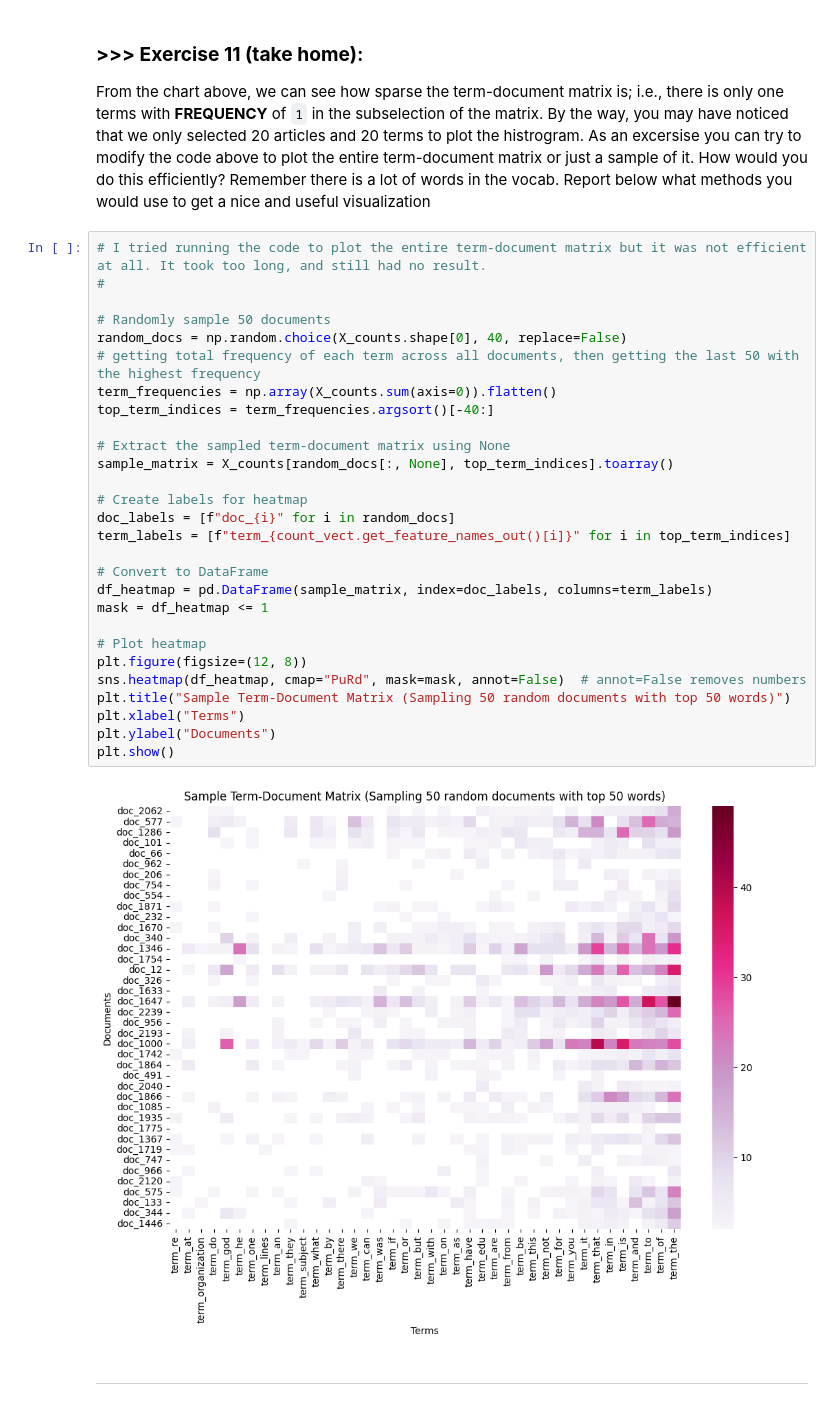
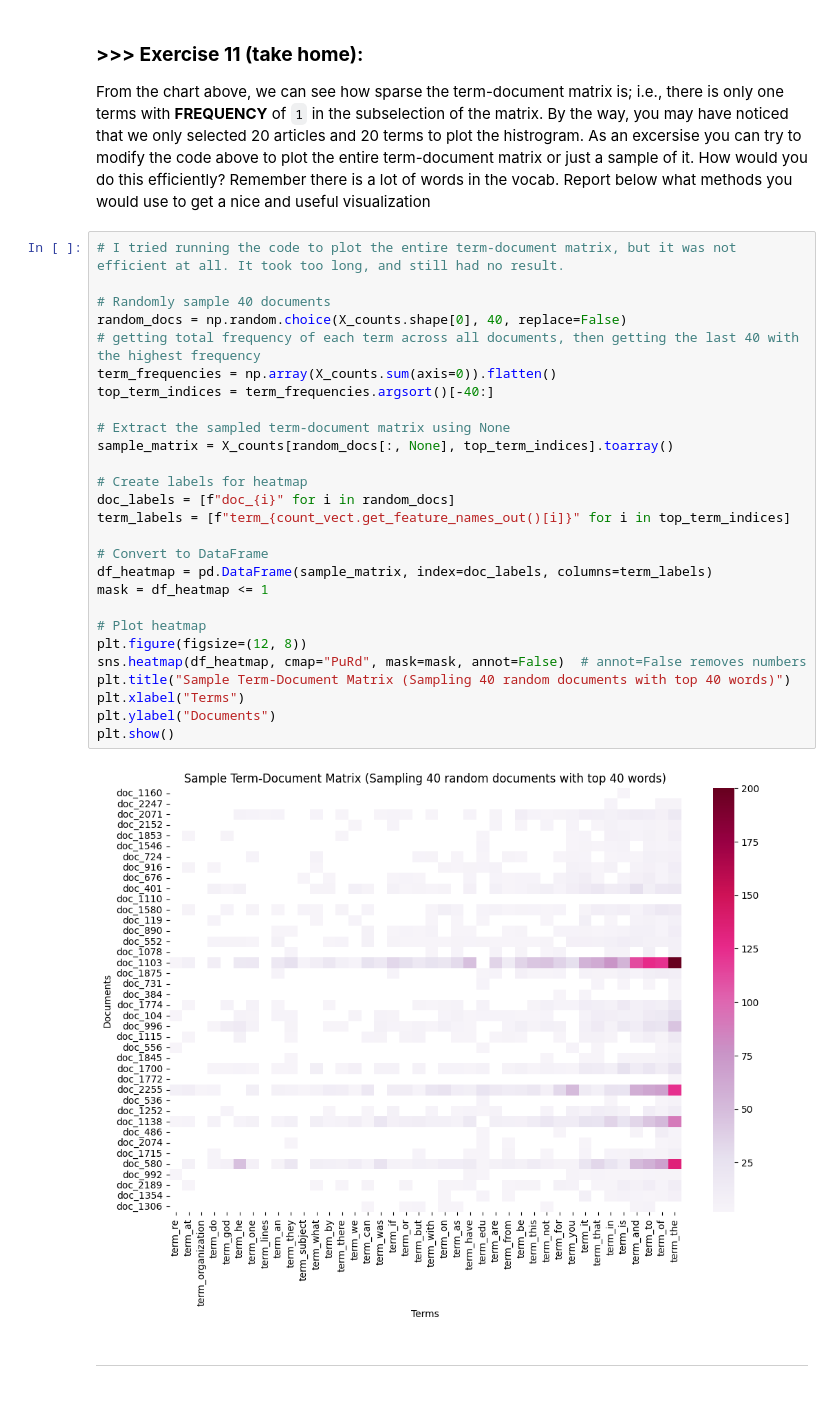
Before and after one commit to MigzAvila/DM2025-Lab1-Exercise, a Jupyter notebook: DM2025-Lab1-Master.ipynb, the cells around one changed output. Cells and saved outputs as stored; diff of their text form.

```diff
--- a/DM2025-Lab1-Master.ipynb
+++ b/DM2025-Lab1-Master.ipynb
@@ -1139,35 +1142,34 @@ Check out more beautiful color palettes here: https://python-graph-gallery.com/1
 ### **>>> Exercise 11 (take home):**
 From the chart above, we can see how sparse the term-document matrix is; i.e., there is only one terms with **FREQUENCY** of `1` in the subselection of the matrix. By the way, you may have noticed that we only selected 20 articles and 20 terms to plot the histrogram. As an excersise you can try to modify the code above to plot the entire term-document matrix or just a sample of it. How would you do this efficiently? Remember there is a lot of words in the vocab. Report below what methods you would use to get a nice and useful visualization
 # %%
-# I tried running the code to plot the entire term-document matrix but it was not efficient at all. It took too long, and still had no result.
-#
+# I tried running the code to plot the entire term-document matrix, but it was not efficient at all. It took too long, and still had no result.
 
-# Randomly sample 50 documents
+# Randomly sample 40 documents
 random_docs = np.random.choice(X_counts.shape[0], 40, replace=False)
-# getting total frequency of each term across all documents, then getting the last 50 with the highest frequency
+# getting total frequency of each term across all documents, then getting the last 40 with the highest frequency
 term_frequencies = np.array(X_counts.sum(axis=0)).flatten()
 top_term_indices = term_frequencies.argsort()[-40:]
 
 # Extract the sampled term-document matrix using None
 sample_matrix = X_counts[random_docs[:, None], top_term_indices].toarray()
 
 # Create labels for heatmap
 doc_labels = [f"doc_{i}" for i in random_docs]
 term_labels = [f"term_{count_vect.get_feature_names_out()[i]}" for i in top_term_indices]
 
 # Convert to DataFrame
 df_heatmap = pd.DataFrame(sample_matrix, index=doc_labels, columns=term_labels)
 mask = df_heatmap <= 1
 
 # Plot heatmap
 plt.figure(figsize=(12, 8))
 sns.heatmap(df_heatmap, cmap="PuRd", mask=mask, annot=False)  # annot=False removes numbers
-plt.title("Sample Term-Document Matrix (Sampling 50 random documents with top 50 words)")
+plt.title("Sample Term-Document Matrix (Sampling 40 random documents with top 40 words)")
 plt.xlabel("Terms")
 plt.ylabel("Documents")
 plt.show()
 # %% [output]
-[figure, old version]
+[figure, new version]
 # %% [markdown]
 ---
 # %% [markdown]
```
Also changed, not shown: parts of 11 cells of this notebook.
